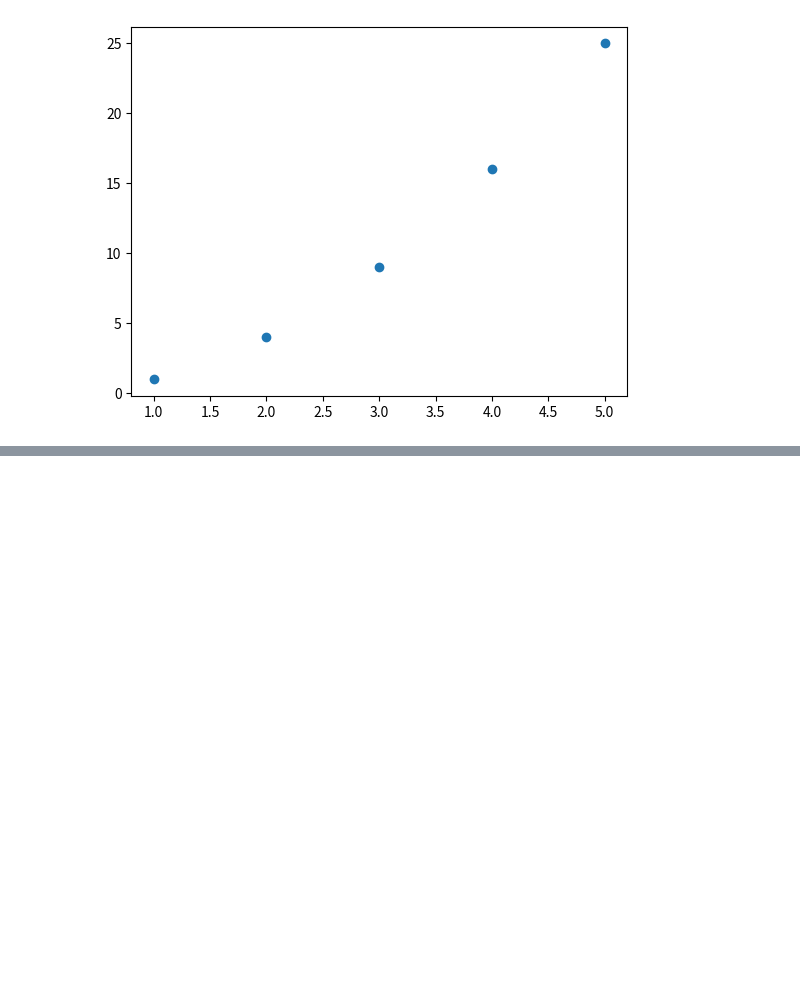
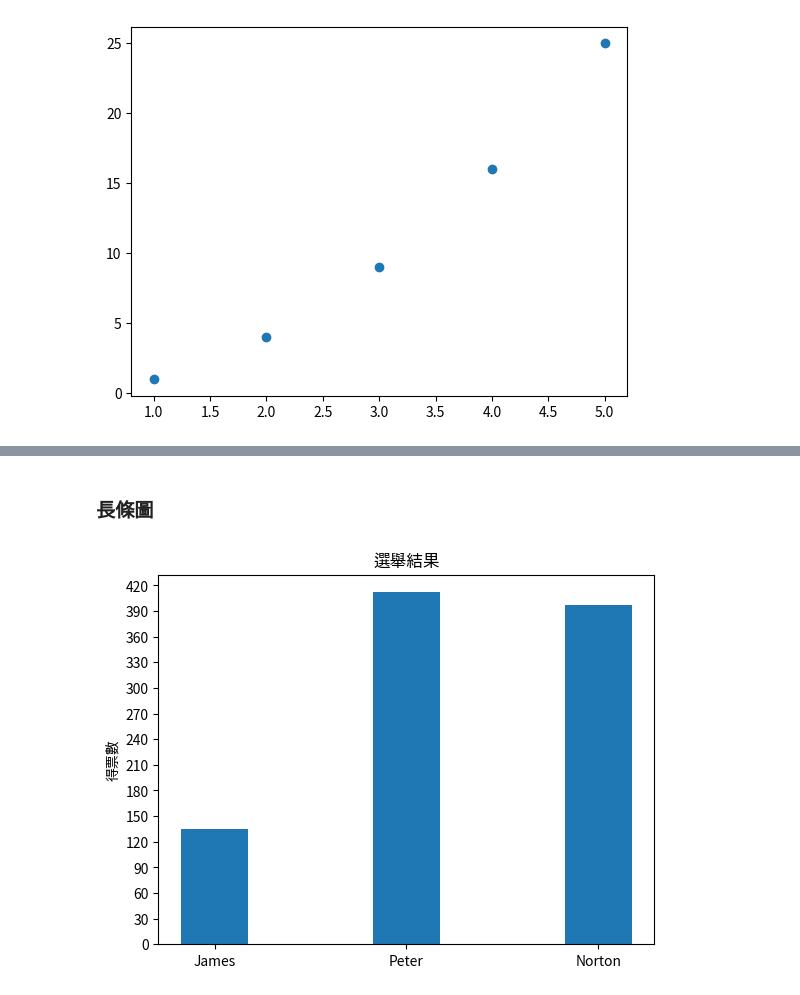
Before and after one commit to samhsiao6238/PythonFinance_2024, a Jupyter notebook: D10_Matplotlib/00_範例/ex01.ipynb, the cells around one changed output, grey strips where cells are left out. Saved outputs shown, nothing was run; the diff lists cells and outputs as text; code cells hidden in the pictures; blank space fills up the shorter version.

```diff
--- a/D10_Matplotlib/00_範例/ex01.ipynb
+++ b/D10_Matplotlib/00_範例/ex01.ipynb
@@ -209,0 +270,29 @@ plt.show()
+# %% [markdown]
+### 長條圖
+# %%
+import matplotlib as mpl
+import matplotlib.pyplot as plt
+from matplotlib.font_manager import fontManager
+import numpy as np
+
+fontManager.addfont("TaipeiSansTCBeta-Regular.ttf")
+mpl.rc("font", family="Taipei Sans TC Beta")
+# 得票數
+votes = [135, 412, 397]
+# 計算長度
+N = len(votes)
+# 長條圖x軸座標
+x = np.arange(N)
+width = 0.35
+# 繪製長條圖# 長條圖寬度
+plt.bar(x, votes, width)
+
+plt.ylabel("得票數")
+plt.title("選舉結果")
+# x 軸刻度
+plt.xticks(x, ("James", "Peter", "Norton"))
+# y 軸刻度
+plt.yticks(np.arange(0, 450, 30))
+plt.show()
+# %% [output]
+[figure, added]
```
Also changed, not shown: parts of 27 cells of this notebook, 4 other files.
